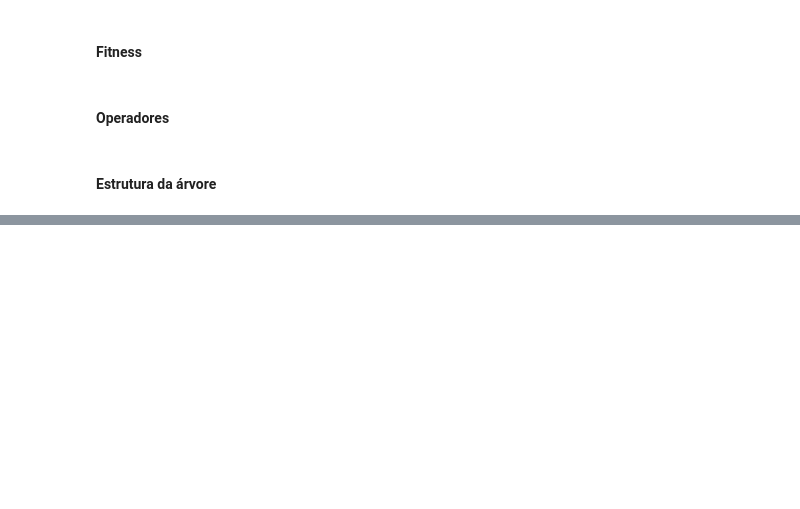
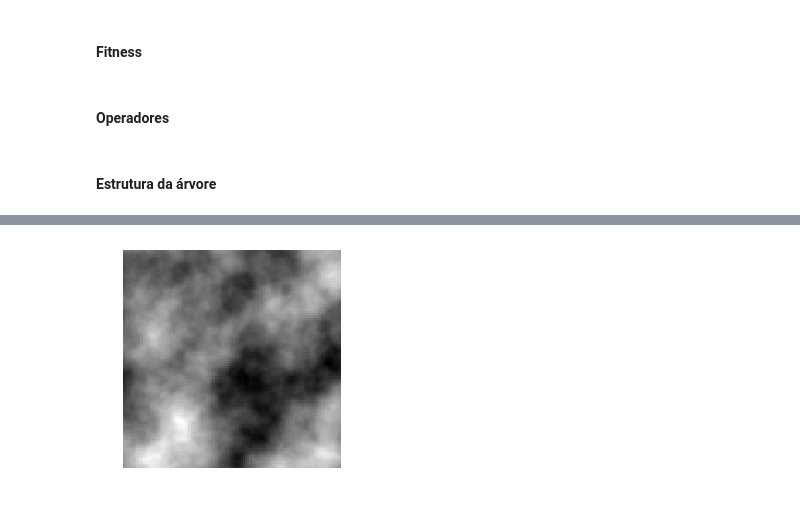
Before and after one commit to viniciusvmda/procedural-texture, a Jupyter notebook: gp.ipynb, the cells around one changed output, grey strips where cells are left out. Drawn from its saved outputs; the diff is of its cells as text; code cells hidden in the pictures; blank space fills up the shorter version.

```diff
--- a/gp.ipynb
+++ b/gp.ipynb
@@ -166,0 +145,6 @@ array([[ 0.        ,  0.00027404,  0.00054809, ...,  0.14666323,
+# %%
+image = np.zeros((100, 100))
+a = f
+plotImage(a)
+# %% [output]
+[figure, added]
```
Also changed, not shown: parts of 4 cells of this notebook.
